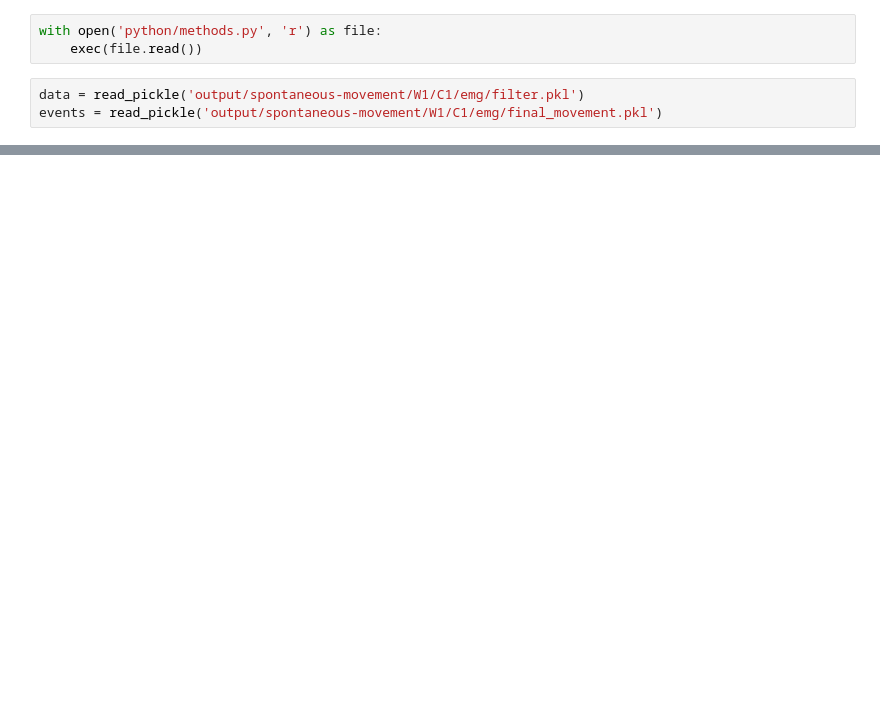
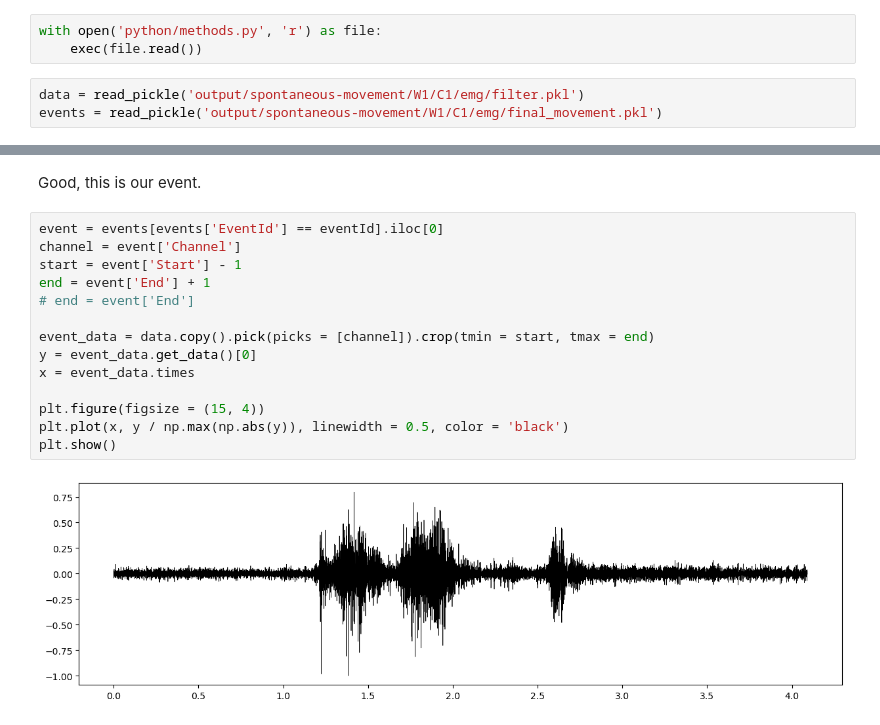
Before and after one commit to kerseviciute/spontaneous-movement, a Jupyter notebook: emg2.ipynb, the cells around one changed output, grey strips where cells are left out. Saved outputs shown, nothing was run; the diff lists cells and outputs as text; blank space fills up the shorter version.

```diff
--- a/emg2.ipynb
+++ b/emg2.ipynb
@@ -78,0 +125,18 @@ plt.show()
+# %% [markdown]
+Good, this is our event.
+# %%
+event = events[events['EventId'] == eventId].iloc[0]
+channel = event['Channel']
+start = event['Start'] - 1
+end = event['End'] + 1
+# end = event['End']
+
+event_data = data.copy().pick(picks = [channel]).crop(tmin = start, tmax = end)
+y = event_data.get_data()[0]
+x = event_data.times
+
+plt.figure(figsize = (15, 4))
+plt.plot(x, y / np.max(np.abs(y)), linewidth = 0.5, color = 'black')
+plt.show()
+# %% [output]
+[figure, added]
```
Also changed, not shown: parts of 17 cells of this notebook.
